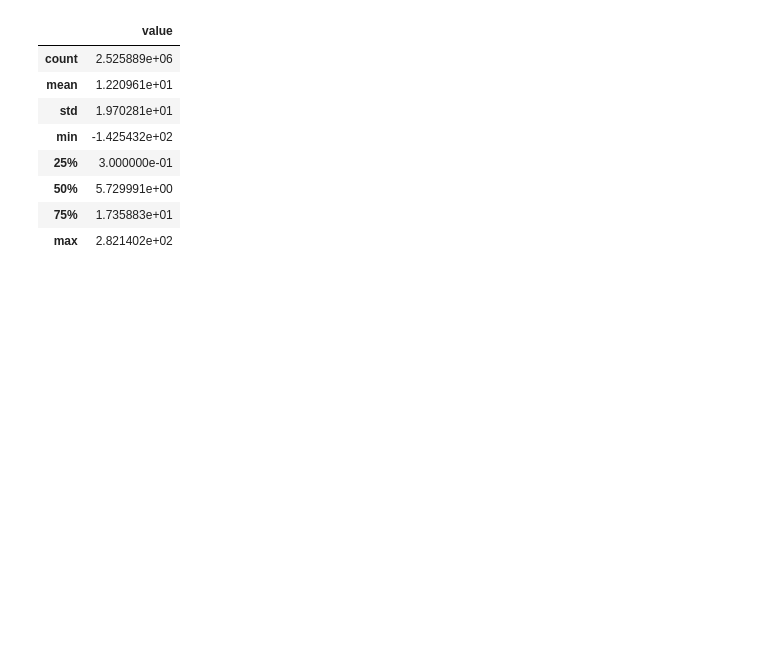
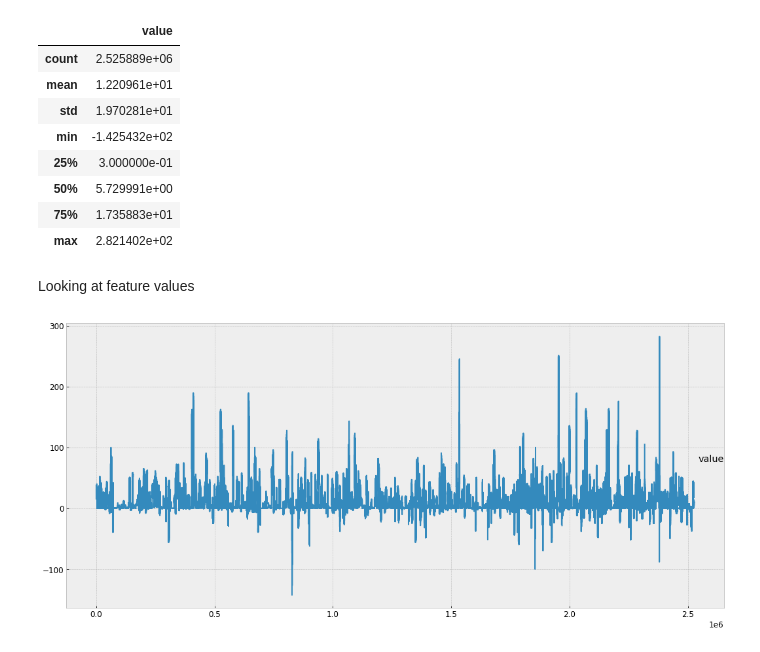
Before and after one commit to JasonF-Explore/time-series-forecasting-with-python, a Jupyter notebook: enrich/water/Forecasting/Notebooks/demand_time_series_analysis.ipynb, the cells around one changed output. Drawn from its saved outputs; the diff is of its cells as text; code cells hidden in the pictures; blank space fills up the shorter version.

Commit message:
Time Series Analysis of forecasted raw demad data

```diff
--- a/enrich/water/Forecasting/Notebooks/demand_time_series_analysis.ipynb
+++ b/enrich/water/Forecasting/Notebooks/demand_time_series_analysis.ipynb
@@ -92,4 +103,8 @@ def get_dvc_file(file_path: str, github_tag='v1.1_Gdrive_remote',
   return file_stream
 # %%
 #Filtered raw data
-raw_filtered = pd.read_csv(get_dvc_file('enrich/water/synthetic_data/validation/data/filtered_raw.csv','v1.3_raw_filter_data'))
+#raw_filtered = pd.read_csv(get_dvc_file('enrich/water/synthetic_data/validation/data/filtered_raw.csv','v1.3_raw_filter_data'))
+
+raw_filtered = pd.read_csv(get_dvc_file('enrich/water/synthetic_data/validation/data/filtered_raw.csv','v1.3_raw_filter_data'), parse_dates=['timestamp'])
+raw_filtered.set_index('timestamp', inplace=True)
+raw_filtered.head()
@@ -153,3 +175,20 @@ raw_filtered.describe()
 | 50% | 5.729991e+00 |
 | 75% | 1.735883e+01 |
 | max | 2.821402e+02 |
+# %% [markdown]
+Looking at feature values
+# %%
+values = raw_filtered.values
+groups = [1]
+i = 1
+# plot each column
+for group in groups:
+    plt.subplot(len(groups), 1, i)
+    plt.plot(values[:, group])
+    plt.title(raw_filtered.columns[group], y=0.5, loc='right')
+    i += 1
+
+
+plt.show()
+# %% [output]
+[figure, added]
```
Also changed, not shown: parts of 14 cells of this notebook.
